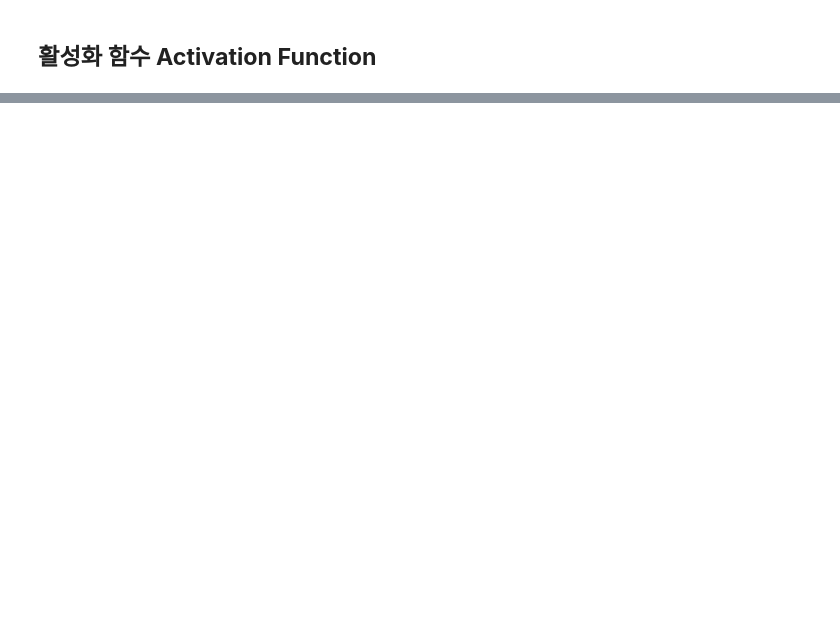
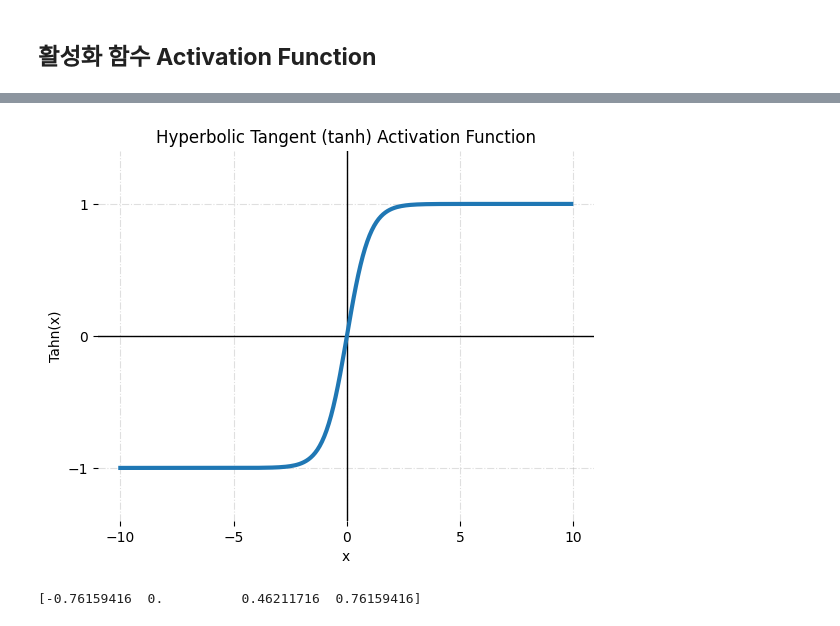
Before and after one commit to normalstory/2024AI_CoachingStudy, a Jupyter notebook: week3_ActivationFunction.ipynb, the cells around one changed output, grey strips where cells are left out. Drawn from its saved outputs; the diff is of its cells as text; code cells hidden in the pictures; blank space fills up the shorter version.

```diff
--- a/week3_ActivationFunction.ipynb
+++ b/week3_ActivationFunction.ipynb
@@ -140,0 +134,20 @@ plt.show()
+# %%
+# plotting
+plt.title('Hyperbolic Tangent (tanh) Activation Function')
+plt.box(on=None)
+plt.ylim((-1.4, 1.4))
+plt.axhline(lw=1, c='black')
+plt.axvline(lw=1, c='black')
+plt.grid(alpha=0.4, ls='-.')
+plt.locator_params(nbins=5)
+plt.xlabel("x")
+plt.ylabel("Tahn(x)")
+plt.plot(line_x, tahn(line_x), lw=3)
+plt.show()
+# %% [output]
+[figure, added]
+# %%
+# Compute Func values for corresponding x
+print(tahn(value_x))
+# %% [output]
+[-0.76159416  0.          0.46211716  0.76159416]
```
Also changed, not shown: parts of 51 cells of this notebook, 2 other files.
